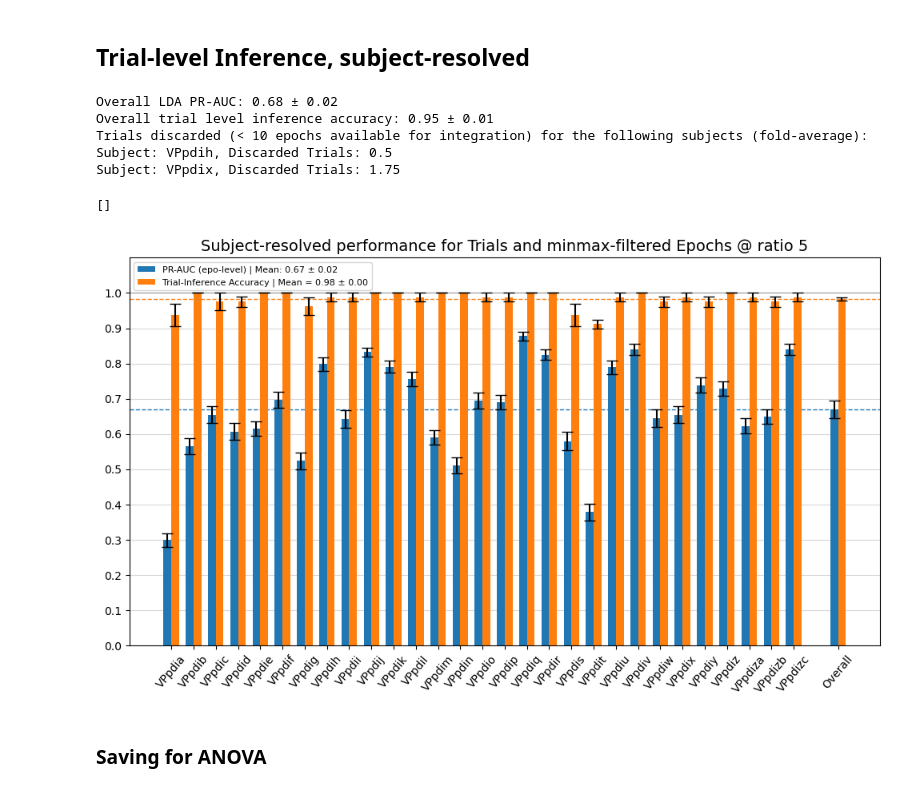
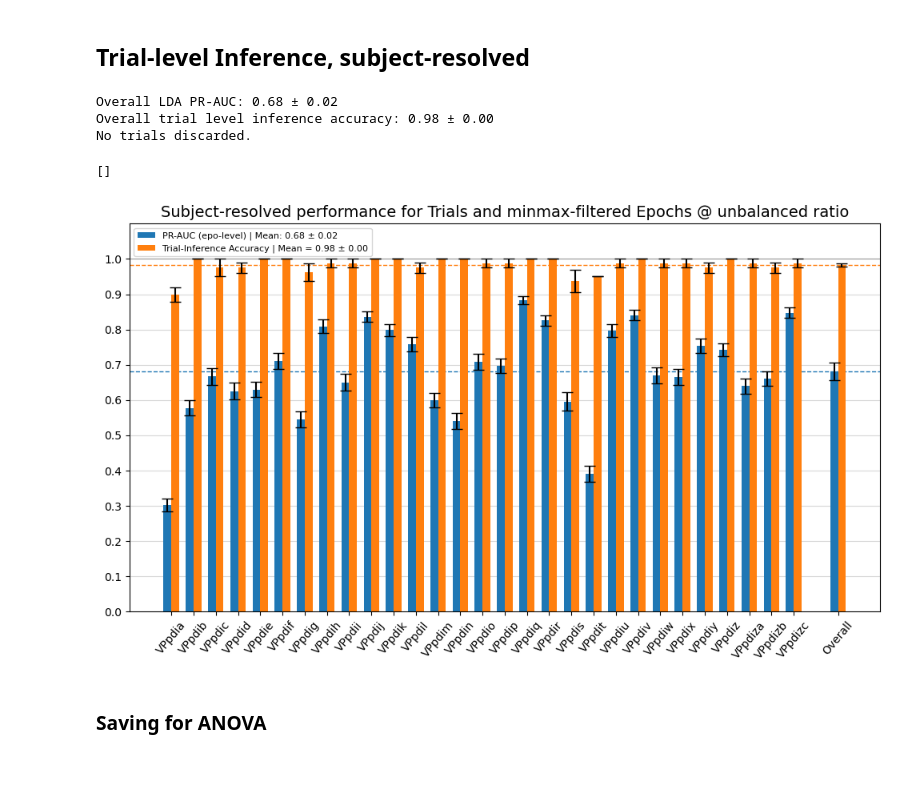
Before and after one commit to rvodila/Decoding-Covert-Attention-2025, a Jupyter notebook: Notebooks/P300/LDA/p300_decoding.ipynb, the cells around one changed output. Cells and saved outputs as stored; diff of their text form; code cells hidden in the pictures.

```diff
--- a/Notebooks/P300/LDA/p300_decoding.ipynb
+++ b/Notebooks/P300/LDA/p300_decoding.ipynb
@@ -186,7 +186,7 @@ def filter_valid_epochs(X, y, z=None, return_mask=False):
 # %%
 # -- Parameters --
 discard_threshold = 10
-do_balance_classes = True
+do_balance_classes = False
 ratio_0_to_1 = 5
 # load .._p300_features for NaN-marked feature matrix
 # and .._p300_features_noreject for non-marked feature matrix
@@ -196,7 +196,7 @@ results_decoding = {"subjects": []}
 task = 'covert'
 for subject in subjects:
     file_dir = os.path.join(derivatives_dir, 'features', "p300", f"sub-{subject}")
-    file_path = os.path.join(file_dir, f"sub-{subject}_task-{task}_p300_features_wo_bc_64_noica.npz")
+    file_path = os.path.join(file_dir, f"sub-{subject}_task-{task}_p300_features_wo_bc_64_icaspace.npz")
     if not os.path.exists(file_path):
         print(f"File not found: {file_path}")
         continue
@@ -394,10 +394,8 @@ else:
     print("No trials discarded.")
 # %% [output]
 Overall LDA PR-AUC: 0.68 ± 0.02
-Overall trial level inference accuracy: 0.95 ± 0.01
-Trials discarded (< 10 epochs available for integration) for the following subjects (fold-average):
-Subject: VPpdih, Discarded Trials: 0.5
-Subject: VPpdix, Discarded Trials: 1.75
+Overall trial level inference accuracy: 0.98 ± 0.00
+No trials discarded.
 # %%
 import matplotlib.pyplot as plt
 %matplotlib inline
@@ -439,39 +437,39 @@ trial_acc_bars = ax.bar(x + width/2, correct_trials_means, width, yerr=correct_t
 
 ax.set_ylabel('', fontsize=12)
 ax.set_title(
-    f'Subject-resolved performance for Trials and minmax-filtered Epochs @ ratio {ratio_0_to_1}',
+    f'Subject-resolved performance for Trials and minmax-filtered Epochs @ unbalanced ratio',
     fontsize=14
 )
 ax.set_xticks(x)
 ax.set_xticklabels(subject_ids, fontsize=10, rotation=50)
 ax.set_ylim(0, 1.1)
 ax.set_yticks(np.arange(0, 1.1, 0.1))
 
 # Add horizontal reference lines
 ax.axhline(y=1, color='k', linestyle='-', linewidth=0.5, alpha=0.5)
 ax.axhline(y=np.mean(pr_auc_means), color='tab:blue', linestyle='--', linewidth=1,
             zorder=0, label = f'')
 ax.axhline(y=np.mean(correct_trials_means), color='tab:orange', linestyle='--',
             linewidth=1, zorder=0)
 
 # Additional formatting for grid and legend
 ax.grid(alpha=0.5, axis='y')
 ax.set_axisbelow(True)
 ax.legend(loc='upper left', fontsize=8)
 
 plt.tight_layout()
 
 # --- Save the plot ---
 save_dir = join(p300_dir, "plots", "decoding")
 if not os.path.exists(save_dir):
     os.makedirs(save_dir)
 #plt.savefig(join(save_dir, f"{task}_lda_p300_results.png"), dpi=300)
 #plt.savefig(join(save_dir, f"{task}_lda_p300_results.svg"), dpi=300)
 
 plt.plot()
 # %% [output]
 []
-[figure, old version]
+[figure, new version]
 # %% [markdown]
 ### Saving for ANOVA
 # %%
```
Also changed, not shown: 6 other files.
